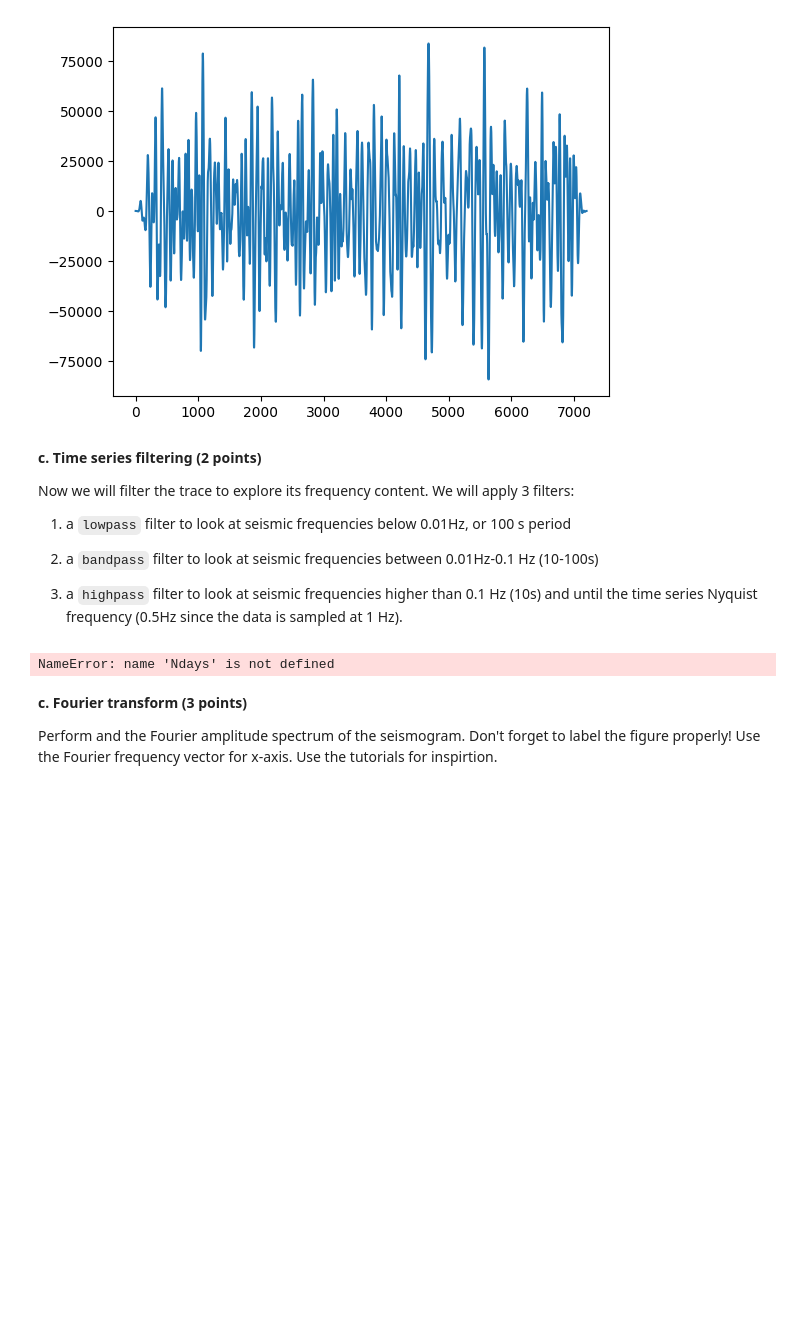
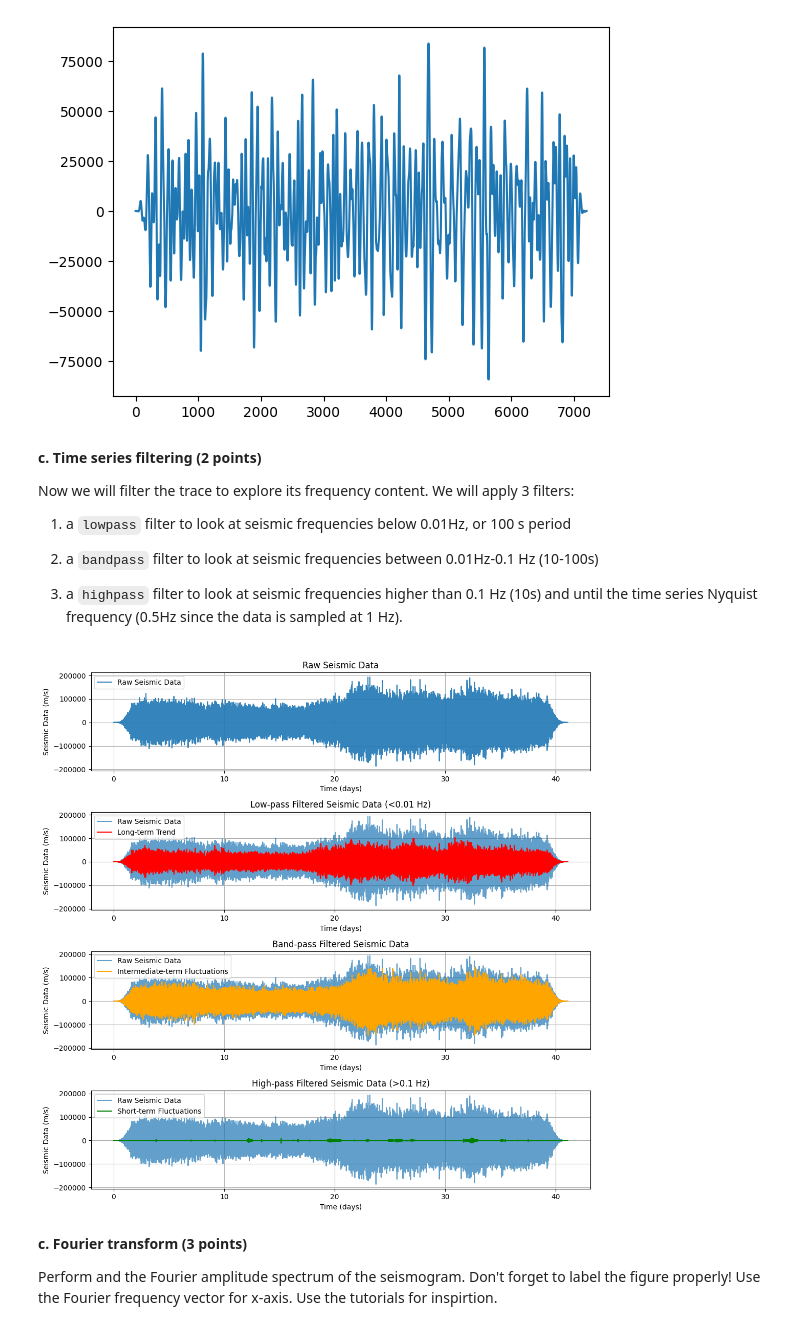
Before and after one commit to nicole-m-aikin/MLGeo23_NicoleAikin, a Jupyter notebook: HW3.ipynb, the cells around one changed output. Drawn from its saved outputs; the diff is of its cells as text; code cells hidden in the pictures; blank space fills up the shorter version.

Commit message:
debugged name errors in problem 1

```diff
--- a/HW3.ipynb
+++ b/HW3.ipynb
@@ -132,7 +132,8 @@ import pandas as pd
 
 # 0. Plot the raw data
 # Plot the seismic data using Tstart and Tend to create a time axis in days
-Ndays =
+
+Ndays = (Z[0].stats.endtime-Z[0].stats.starttime)/86400. #s in 41 days
 time_axis = np.linspace(0, Ndays, len(Z[0].data))
 
 # 1. Apply low-pass filter to look at seismic frequencies below 0.01Hz, or 100 s period
@@ -189,34 +190,34 @@ ax[0].set_xlabel('Time (days)')
 ax[0].set_ylabel('Seismic Data (m/s)')
 ax[0].legend()
 ax[0].grid(True)
 # low-pass filtered data
 ax[1].plot(time_axis, Z[0].data, label='Raw Seismic Data', alpha=0.7)
 ax[1].plot(time_axis, st_lowpass, label='Long-term Trend', color='red')
 ax[1].set_title('Low-pass Filtered Seismic Data (<0.01 Hz)')
 ax[1].set_xlabel('Time (days)')
 ax[1].set_ylabel('Seismic Data (m/s)')
 ax[1].grid(True)
 ax[1].legend()
 # band-pass filtered data
 ax[2].plot(time_axis, Z[0].data, label='Raw Seismic Data', alpha=0.7)
 ax[2].plot(time_axis, st_bandpass, label='Intermediate-term Fluctuations', color='orange')
 ax[2].set_title('Band-pass Filtered Seismic Data')
 ax[2].set_xlabel('Time (days)')
 ax[2].set_ylabel('Seismic Data (m/s)')
 ax[2].grid(True)
 ax[2].legend()
 # high-pass filtered data
 ax[3].plot(time_axis, Z[0].data, label='Raw Seismic Data', alpha=0.7)
 ax[3].plot(time_axis, st_highpass, label='Short-term Fluctuations', color='green')
 ax[3].set_title('High-pass Filtered Seismic Data (>0.1 Hz)')
 ax[3].set_xlabel('Time (days)')
 ax[3].set_ylabel('Seismic Data (m/s)')
 ax[3].grid(True)
 ax[3].legend()
 plt.tight_layout(rect=[0, 0.03, 1, 0.95])
 plt.show()
 # %% [output]
-NameError: name 'Ndays' is not defined
+[figure, added]
 # %%
 # I like that these look like an aerial view of a beaver, lol
 # %% [markdown]
```
Also changed, not shown: parts of 4 cells of this notebook.
